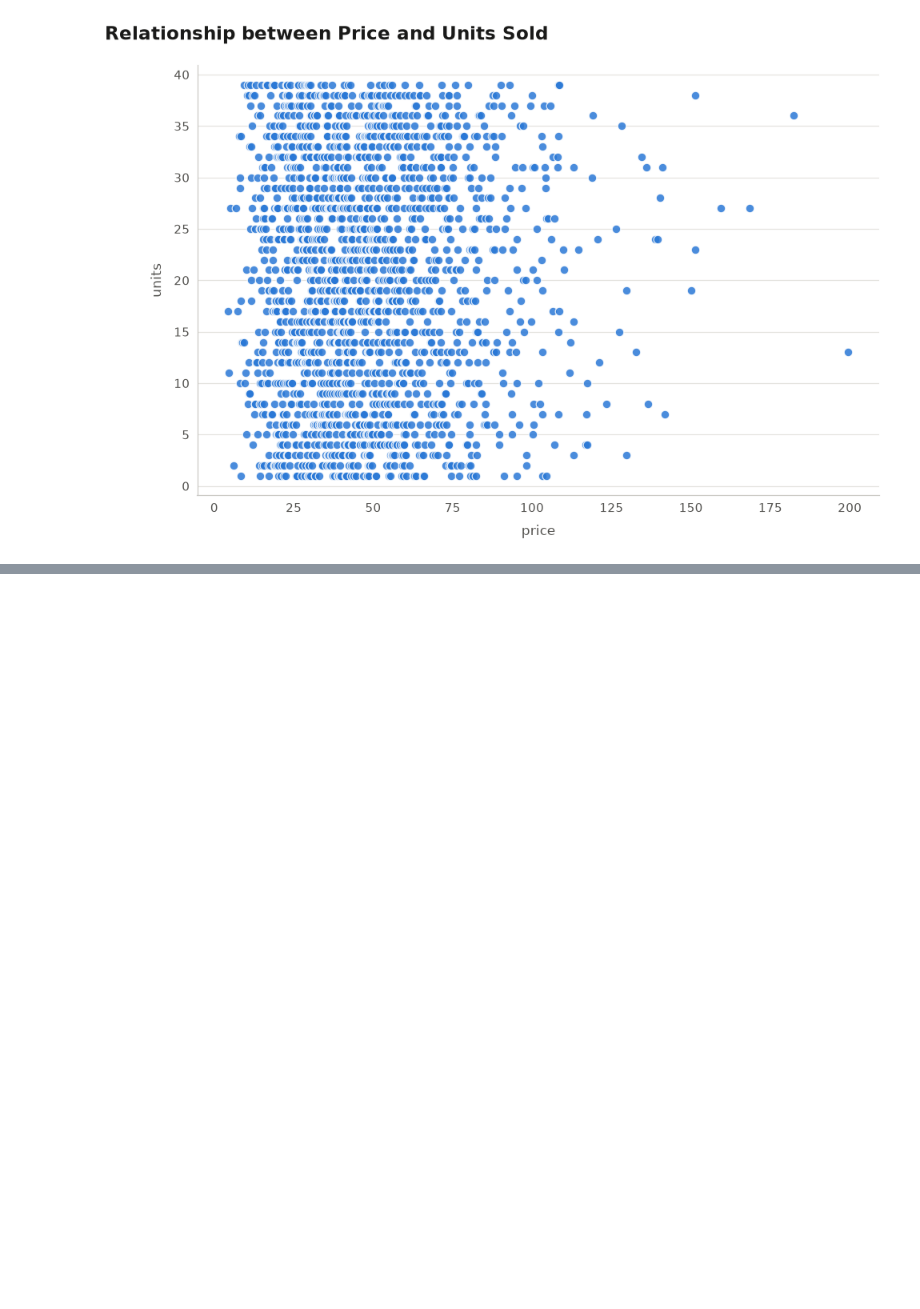
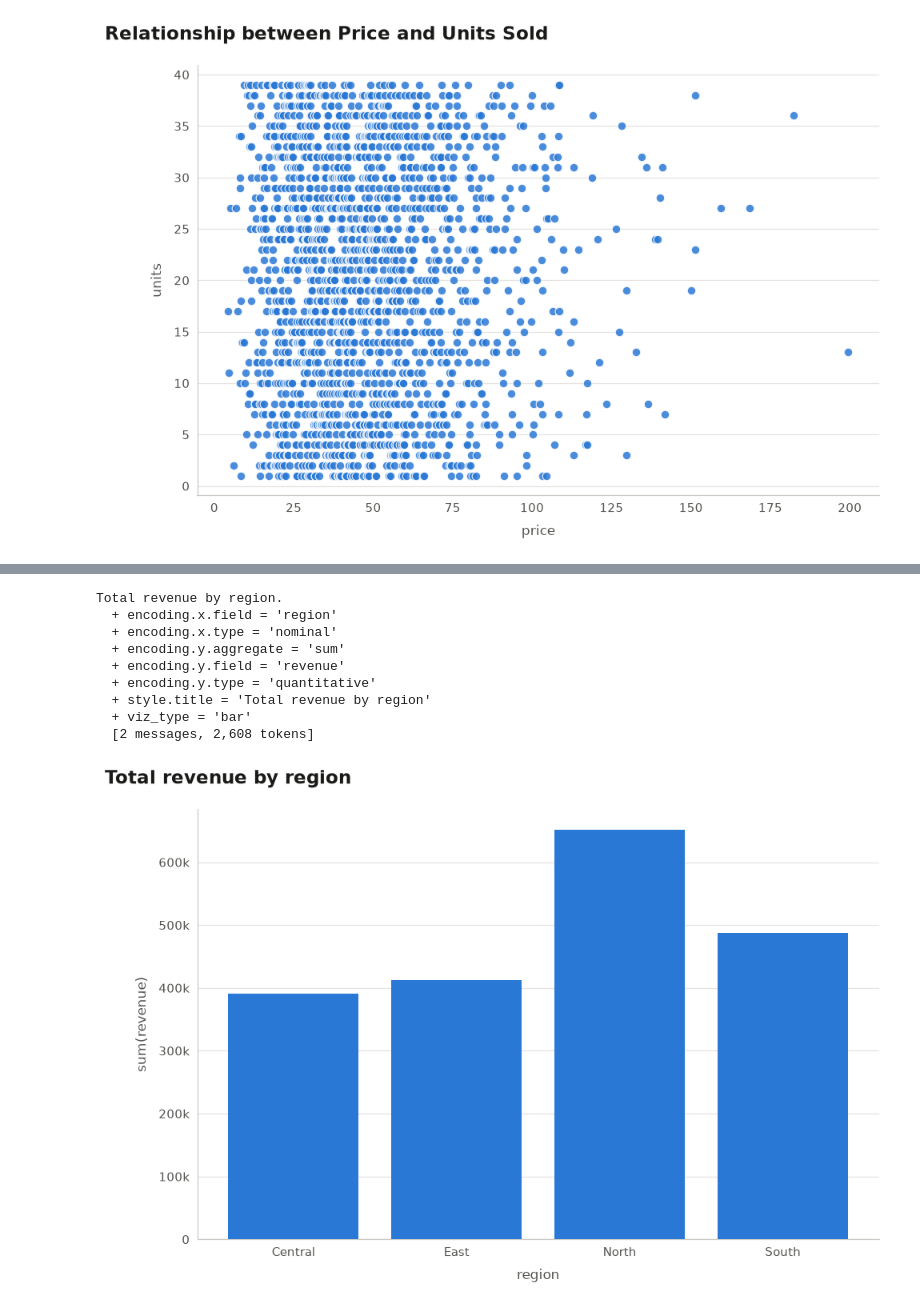
Before and after one commit to jmlopezfabian/jsonplot, a Jupyter notebook: examples/pydantic_ai_agent.ipynb, the cells around one changed output, grey strips where cells are left out. Cells and saved outputs as stored; diff of their text form; code cells hidden in the pictures; blank space fills up the shorter version.

```diff
--- a/examples/pydantic_ai_agent.ipynb
+++ b/examples/pydantic_ai_agent.ipynb
@@ -265,0 +282,71 @@ figures[3]
+# %%
+def flatten(node, prefix=""):
+    """{'encoding': {'x': {'field': 'region'}}} -> {'encoding.x.field': 'region'}"""
+    if not isinstance(node, dict):
+        return {prefix: node}
+    out = {}
+    for key, value in node.items():
+        out.update(flatten(value, f"{prefix}.{key}" if prefix else key))
+    return out
+
+
+def changes(before: Spec | None, after: Spec) -> str:
+    """What the turn actually did to the contract.
+
+    Worth printing on every turn: the chart shows what changed visually, this
+    shows what changed *in the contract*, which is where a follow-up silently
+    drops something.
+    """
+    old = flatten(before.model_dump(exclude_defaults=True)) if before else {}
+    new = flatten(after.model_dump(exclude_defaults=True))
+    lines = []
+    for key in sorted(old | new):
+        was, now = old.get(key), new.get(key)
+        if was == now:
+            continue
+        if key not in old:
+            lines.append(f"  + {key} = {now!r}")
+        elif key not in new:
+            lines.append(f"  - {key} dropped (was {was!r})")
+        else:
+            lines.append(f"  ~ {key}: {was!r} -> {now!r}")
+    return "\n".join(lines) or "  (nothing changed)"
+
+
+class Chat:
+    """One conversation about one DataFrame.
+
+    Holds the message history so each turn starts from the last contract, and
+    the last contract so each turn can be diffed against it.
+    """
+
+    def __init__(self, data: pd.DataFrame):
+        self.df = data
+        self.messages = []
+        self.spec: Spec | None = None
+
+    async def ask(self, question: str):
+        result = await chart_agent.run(question, deps=Deps(self.df),
+                                       message_history=self.messages)
+        self.messages = result.all_messages()      # carried into the next turn
+        print(f"{question}\n{changes(self.spec, result.output)}")
+        print(f"  [{len(self.messages)} messages, {result.usage.total_tokens:,} tokens]")
+        self.spec = result.output
+        figure = jp.plot(result.output, self.df)
+        plt.close(figure)
+        return figure
+
+
+chat = Chat(df)
+await chat.ask("Total revenue by region.")
+# %% [output]
+Total revenue by region.
+  + encoding.x.field = 'region'
+  + encoding.x.type = 'nominal'
+  + encoding.y.aggregate = 'sum'
+  + encoding.y.field = 'revenue'
+  + encoding.y.type = 'quantitative'
+  + style.title = 'Total revenue by region'
+  + viz_type = 'bar'
+  [2 messages, 2,608 tokens]
+[figure, added]
```
Also changed, not shown: parts of 6 cells of this notebook, 1 other file.
